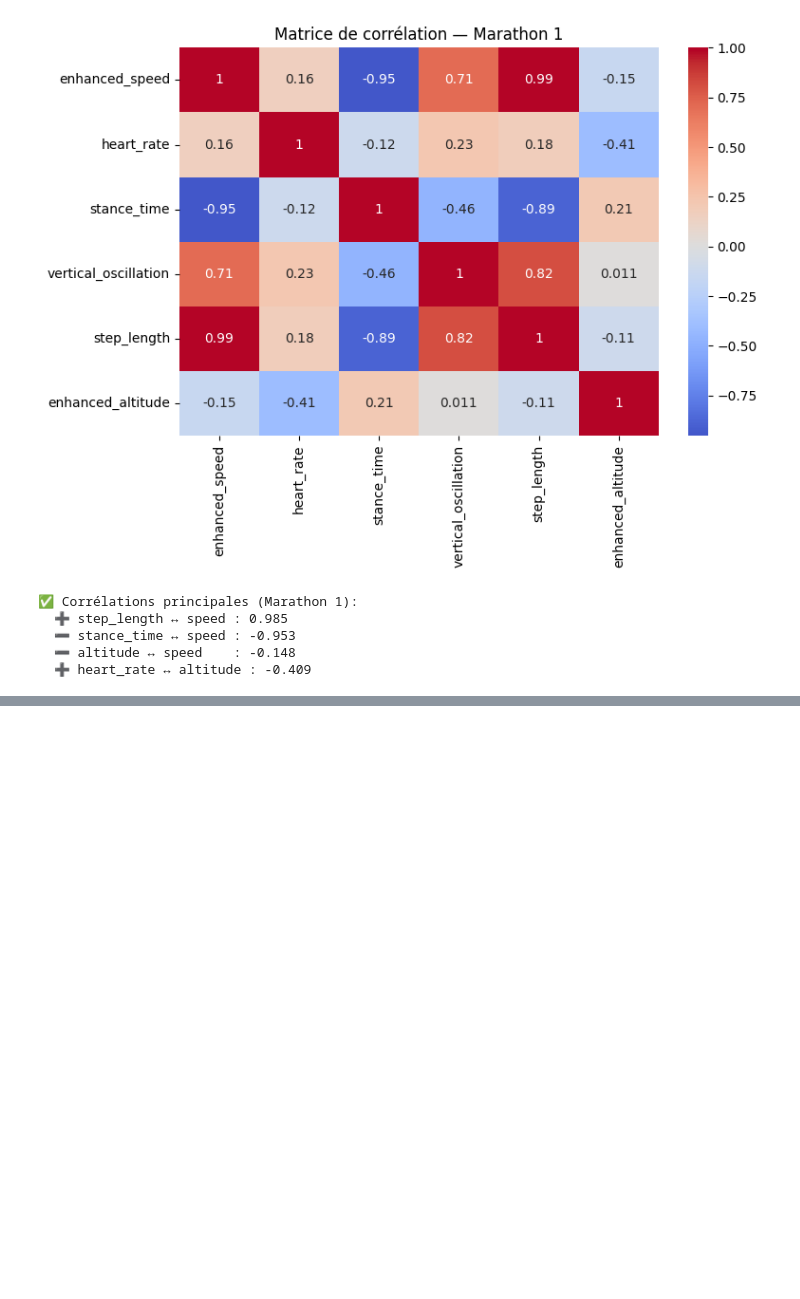
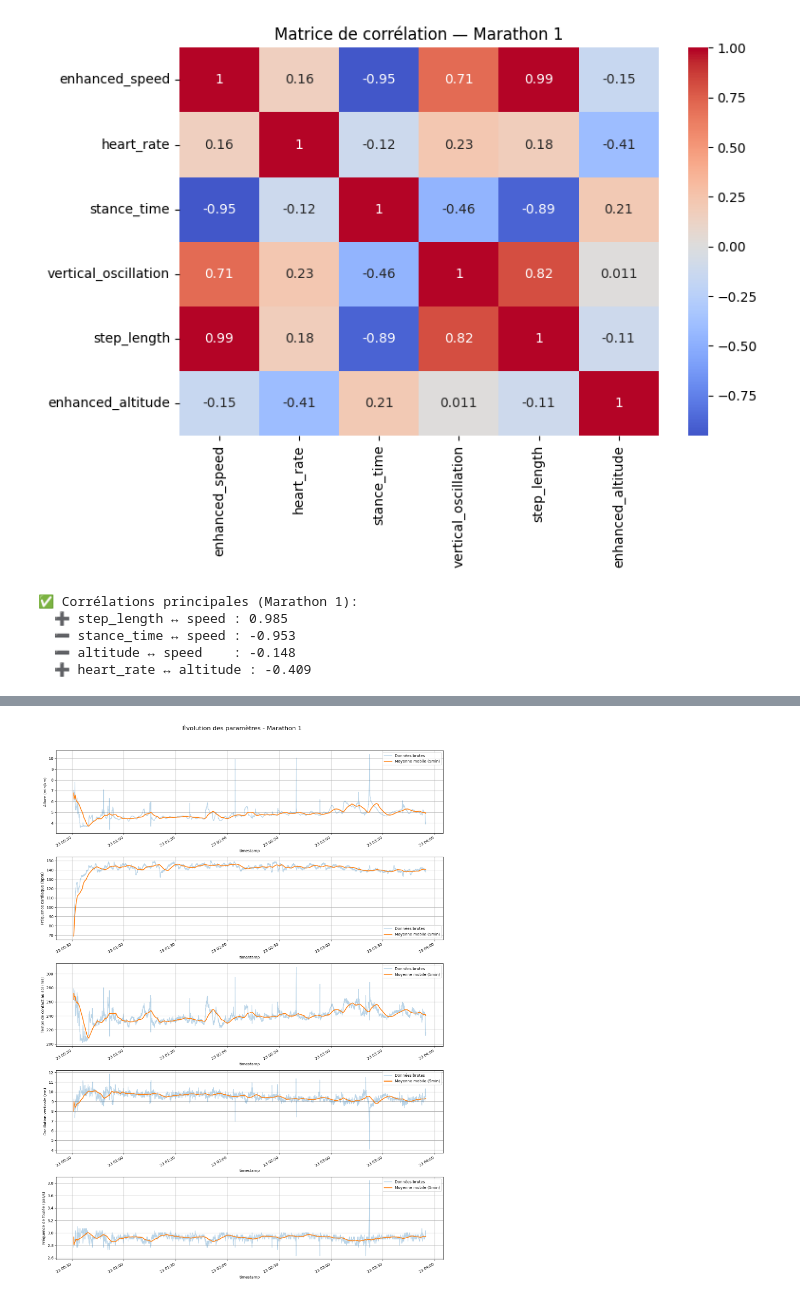
Before and after one commit to MatSouesme/Strava_ML_TimeSeries, a Jupyter notebook: Biomecanique.ipynb, the cells around one changed output, grey strips where cells are left out. Drawn from its saved outputs; the diff is of its cells as text; code cells hidden in the pictures; blank space fills up the shorter version.

```diff
--- a/Biomecanique.ipynb
+++ b/Biomecanique.ipynb
@@ -84,7 +90,7 @@ def prepare_course(df, course_name):
       - Filtre les valeurs aberrantes
     """
     # Colonnes attendues
-    cols = ['distance', 'stance_time', 'vertical_oscillation', 'step_length',
+    cols = ['distance', 'timestamp', 'stance_time', 'vertical_oscillation', 'step_length',
             'enhanced_speed', 'heart_rate', 'enhanced_altitude']
 
     # Vérification de la présence des colonnes
@@ -180,0 +227,34 @@ plot_correlations(marathon1_clean, "Marathon 1")
+# %%
+def plot_temporal_evolution(ts, course_name, window='5min'):
+    """
+    Trace l'évolution temporelle des paramètres clés avec moyenne mobile
+    """
+    params = {
+        'pace': 'Allure (min/km)',
+        'heart_rate': 'Fréquence cardiaque (bpm)',
+        'stance_time': 'Temps de contact au sol (ms)',
+        'vertical_oscillation': 'Oscillation verticale (cm)',
+        'stride_frequency': 'Fréquence de foulée (pas/s)'
+    }
+
+    fig, axes = plt.subplots(len(params), 1, figsize=(15, 4*len(params)))
+    fig.suptitle(f'Évolution des paramètres - {course_name}', y=1.02, size=16)
+
+    for (param, title), ax in zip(params.items(), axes):
+        # Données brutes
+        ts[param].plot(alpha=0.3, label='Données brutes', ax=ax)
+        # Moyenne mobile
+        ts[param].rolling(window=window).mean().plot(
+            linewidth=2, label=f'Moyenne mobile ({window})', ax=ax)
+
+        ax.set_ylabel(title)
+        ax.legend()
+        ax.grid(True)
+
+    plt.tight_layout()
+    plt.show()
+
+# Exemple sur le Marathon 1
+plot_temporal_evolution(time_series['Marathon 1'], 'Marathon 1')
+# %% [output]
+[figure, added]
```
Also changed, not shown: parts of 10 cells of this notebook.
